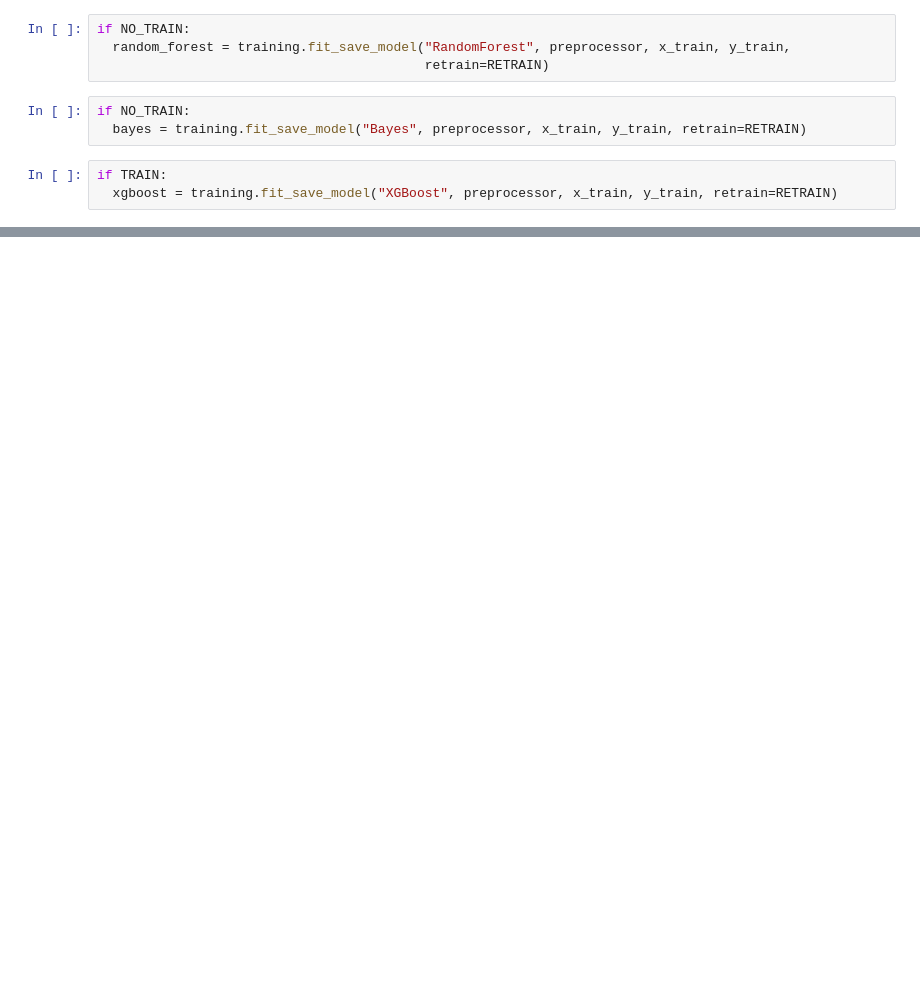
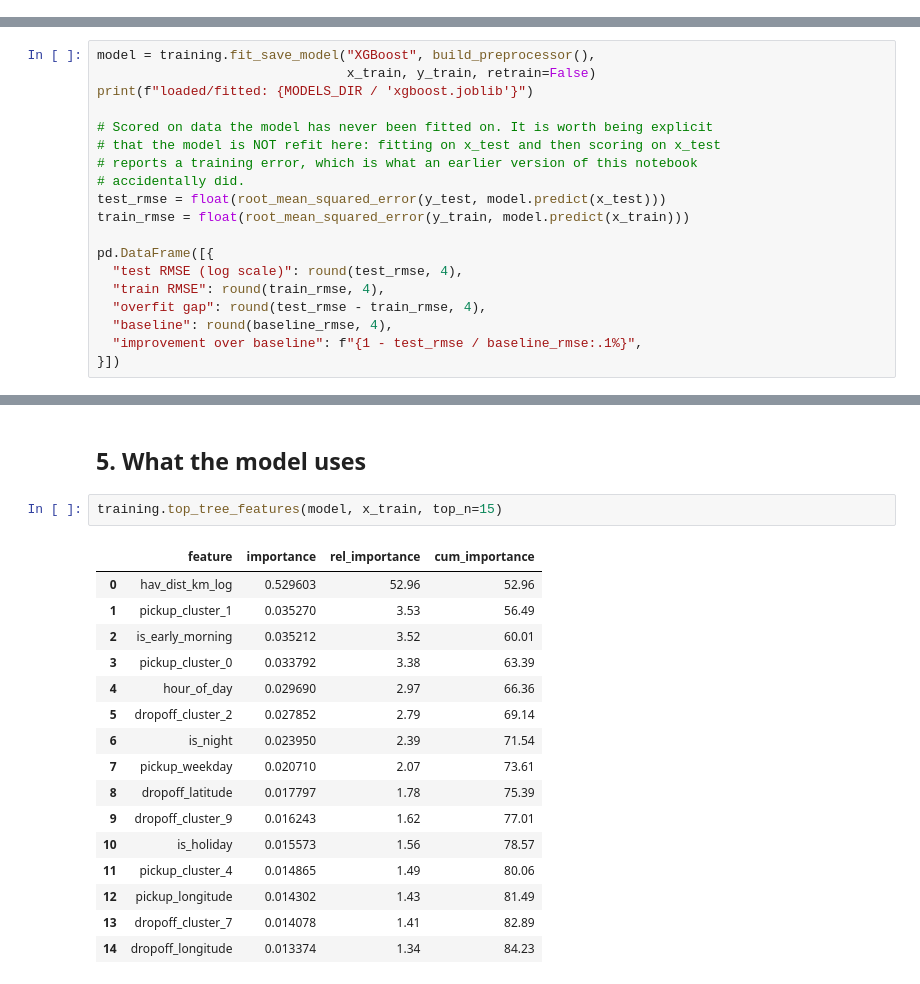
Before and after one commit to Wendo99/NYC-Taxi-Trip-Duration, a Jupyter notebook: notebooks/modelling.ipynb, the cells around one changed output, grey strips where cells are left out. Saved outputs shown, nothing was run; the diff lists cells and outputs as text; blank space fills up the shorter version.

```diff
--- a/notebooks/modelling.ipynb
+++ b/notebooks/modelling.ipynb
@@ -84,10 +0,0 @@ if NO_TRAIN:
-# %%
-if NO_TRAIN:
-  random_forest = training.fit_save_model("RandomForest", preprocessor, x_train, y_train,
-                                          retrain=RETRAIN)
-# %%
-if NO_TRAIN:
-  bayes = training.fit_save_model("Bayes", preprocessor, x_train, y_train, retrain=RETRAIN)
-# %%
-if TRAIN:
-  xgboost = training.fit_save_model("XGBoost", preprocessor, x_train, y_train, retrain=RETRAIN)
@@ -254,0 +198,19 @@ print(rank.head(20))
+# %%
+model = training.fit_save_model("XGBoost", build_preprocessor(),
+                                x_train, y_train, retrain=False)
+print(f"loaded/fitted: {MODELS_DIR / 'xgboost.joblib'}")
+
+# Scored on data the model has never been fitted on. It is worth being explicit
+# that the model is NOT refit here: fitting on x_test and then scoring on x_test
+# reports a training error, which is what an earlier version of this notebook
+# accidentally did.
+test_rmse = float(root_mean_squared_error(y_test, model.predict(x_test)))
+train_rmse = float(root_mean_squared_error(y_train, model.predict(x_train)))
+
+pd.DataFrame([{
+  "test RMSE (log scale)": round(test_rmse, 4),
+  "train RMSE": round(train_rmse, 4),
+  "overfit gap": round(test_rmse - train_rmse, 4),
+  "baseline": round(baseline_rmse, 4),
+  "improvement over baseline": f"{1 - test_rmse / baseline_rmse:.1%}",
+}])
@@ -254,0 +231,21 @@ print(rank.head(20))
+# %% [markdown]
+## 5. What the model uses
+# %%
+training.top_tree_features(model, x_train, top_n=15)
+# %% [output]
+|  | feature | importance | rel_importance | cum_importance |
+| 0 | hav_dist_km_log | 0.529603 | 52.96 | 52.96 |
+| 1 | pickup_cluster_1 | 0.035270 | 3.53 | 56.49 |
+| 2 | is_early_morning | 0.035212 | 3.52 | 60.01 |
+| 3 | pickup_cluster_0 | 0.033792 | 3.38 | 63.39 |
+| 4 | hour_of_day | 0.029690 | 2.97 | 66.36 |
+| 5 | dropoff_cluster_2 | 0.027852 | 2.79 | 69.14 |
+| 6 | is_night | 0.023950 | 2.39 | 71.54 |
+| 7 | pickup_weekday | 0.020710 | 2.07 | 73.61 |
+| 8 | dropoff_latitude | 0.017797 | 1.78 | 75.39 |
+| 9 | dropoff_cluster_9 | 0.016243 | 1.62 | 77.01 |
+| 10 | is_holiday | 0.015573 | 1.56 | 78.57 |
+| 11 | pickup_cluster_4 | 0.014865 | 1.49 | 80.06 |
+| 12 | pickup_longitude | 0.014302 | 1.43 | 81.49 |
+| 13 | dropoff_cluster_7 | 0.014078 | 1.41 | 82.89 |
+| 14 | dropoff_longitude | 0.013374 | 1.34 | 84.23 |
```
Also changed, not shown: parts of 91 cells of this notebook, 4 other files.
